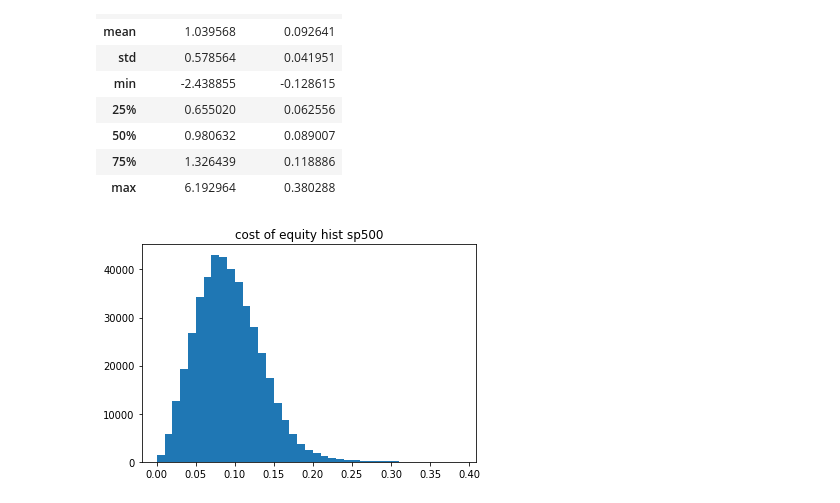
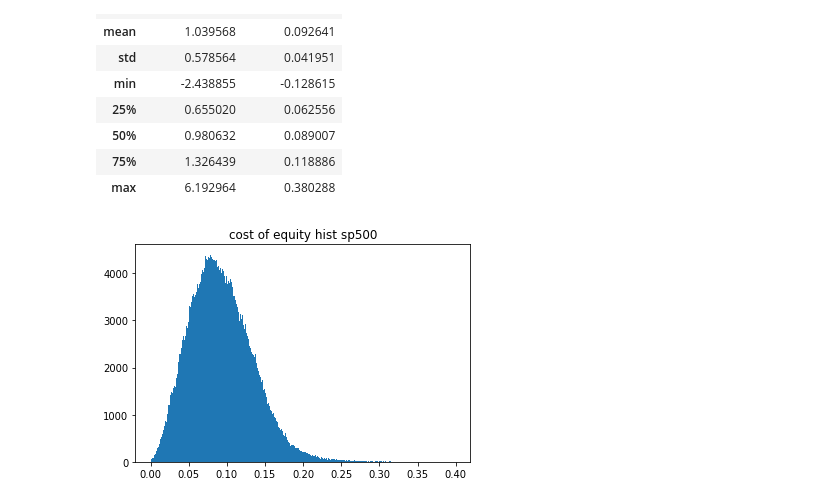
Before and after one commit to Zixin730/heartland_project, a Jupyter notebook: analyze/2_cal_coe.ipynb, the cells around one changed output. Saved outputs shown, nothing was run; the diff lists cells and outputs as text; code cells hidden in the pictures.

```diff
--- a/analyze/2_cal_coe.ipynb
+++ b/analyze/2_cal_coe.ipynb
@@ -334,12 +334,12 @@ ECoC1[["beta", "cost of equity"]].describe()
 | 75% | 1.326439 | 0.118886 |
 | max | 6.192964 | 0.380288 |
 # %%
-plt.hist(ECoC1["cost of equity"], bins=np.arange(0, 0.4, 0.01))
+plt.hist(ECoC1["cost of equity"], bins=np.arange(0, 0.4, 0.001))
 plt.title("cost of equity hist sp500")
 plt.savefig("../plot/cost of equity hist sp500.png")
 plt.show()
 # %% [output]
-[figure, old version]
+[figure, new version]
 # %%
 ECoC1.to_excel("../clean_data/ecoc1_1110.xlsx")
 # %%
```
